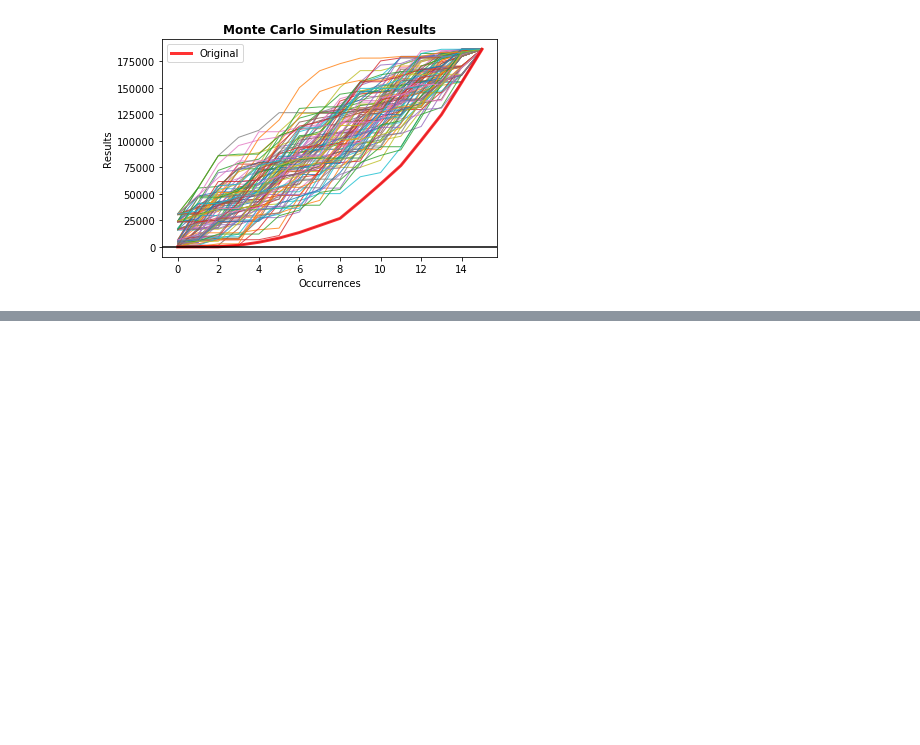
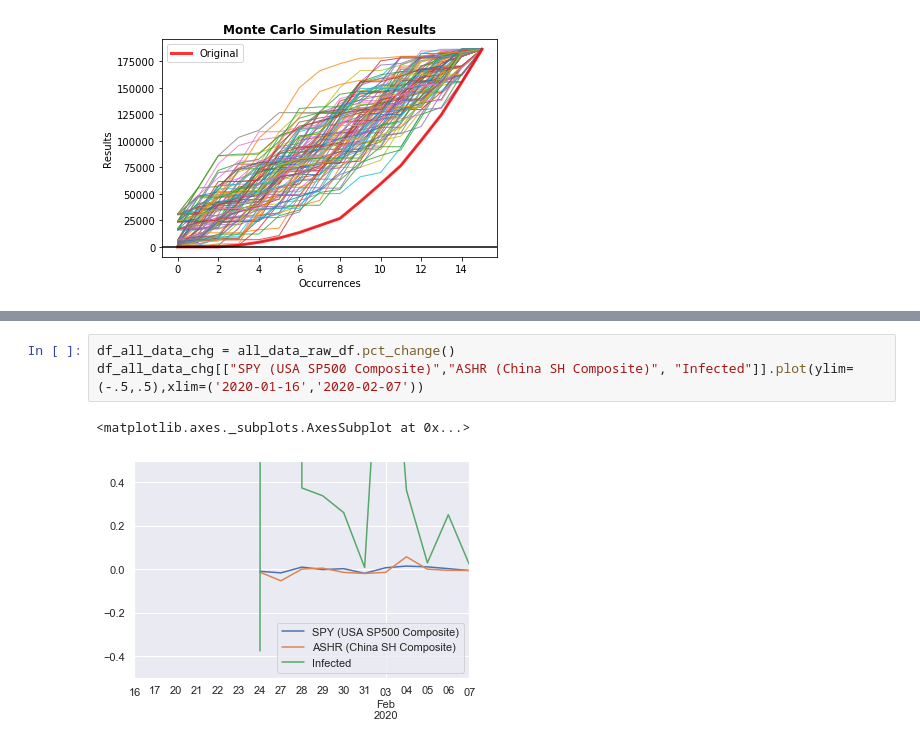
Before and after one commit to sselvakularanjan/FinTech-Project-1, a Jupyter notebook: jjp_CV_correlations.ipynb, the cells around one changed output, grey strips where cells are left out. Drawn from its saved outputs; the diff is of its cells as text; blank space fills up the shorter version.

```diff
--- a/jjp_CV_correlations.ipynb
+++ b/jjp_CV_correlations.ipynb
@@ -706,0 +741,6 @@ NameError: name 'pandas' is not defined
+# %%
+df_all_data_chg = all_data_raw_df.pct_change()
+df_all_data_chg[["SPY (USA SP500 Composite)","ASHR (China SH Composite)", "Infected"]].plot(ylim=(-.5,.5),xlim=('2020-01-16','2020-02-07'))
+# %% [output]
+<matplotlib.axes._subplots.AxesSubplot at 0x...>
+[figure, added]
```
Also changed, not shown: parts of 8 cells of this notebook.
